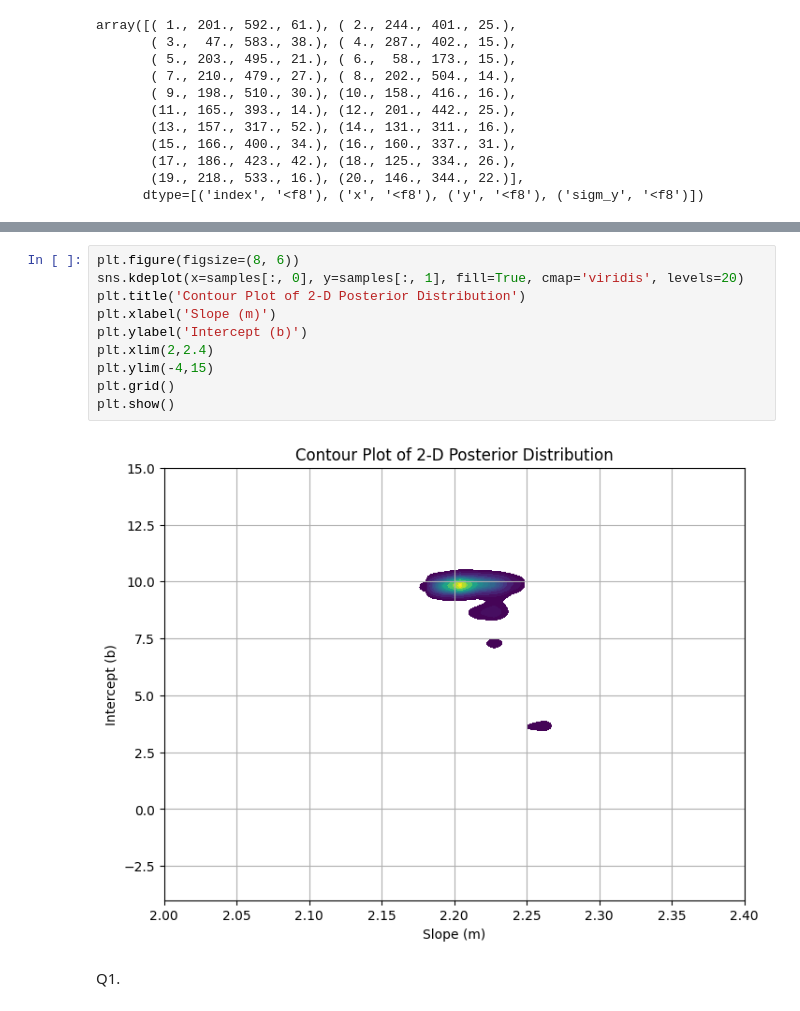
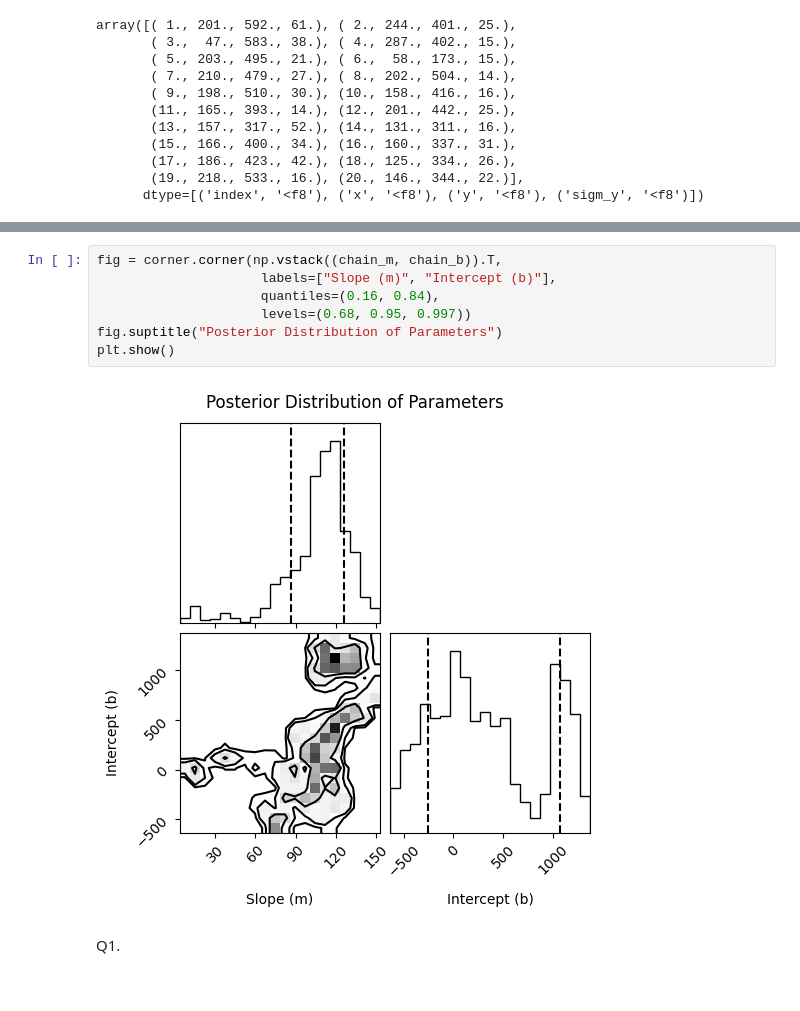
Before and after one commit to R-bna/sci-comp-ii-fall24, a Jupyter notebook: Working/HW4 metropolis sampling.ipynb, the cells around one changed output, grey strips where cells are left out. Cells and saved outputs as stored; diff of their text form.

```diff
--- a/Working/HW4 metropolis sampling.ipynb
+++ b/Working/HW4 metropolis sampling.ipynb
@@ -99,15 +115,12 @@ plt.show()
-# %%
-plt.figure(figsize=(8, 6))
-sns.kdeplot(x=samples[:, 0], y=samples[:, 1], fill=True, cmap='viridis', levels=20)
-plt.title('Contour Plot of 2-D Posterior Distribution')
-plt.xlabel('Slope (m)')
-plt.ylabel('Intercept (b)')
-plt.xlim(2,2.4)
-plt.ylim(-4,15)
-plt.grid()
-plt.show()
-# %% [output]
-[figure, removed]
+# %%
+fig = corner.corner(np.vstack((chain_m, chain_b)).T,
+                     labels=["Slope (m)", "Intercept (b)"],
+                     quantiles=(0.16, 0.84),
+                     levels=(0.68, 0.95, 0.997))
+fig.suptitle("Posterior Distribution of Parameters")
+plt.show()
+# %% [output]
+[figure, added]
 # %% [markdown]
 Q1.
 # %%
```
Also changed, not shown: parts of 15 cells of this notebook.
